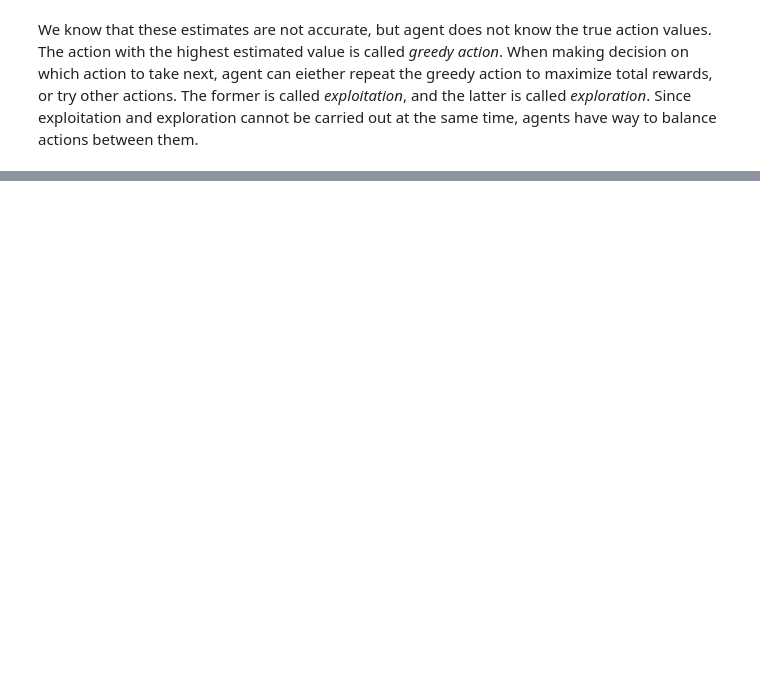
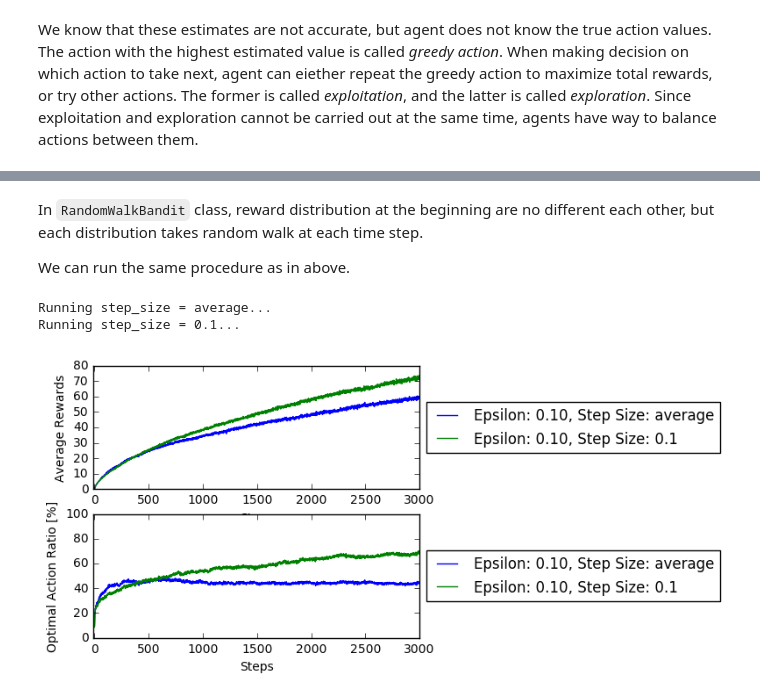
Before and after one commit to mthrok/openai_fitness, a Jupyter notebook: tutorial/sutton_rl/ch_02_bandit_problem.ipynb, the cells around one changed output, grey strips where cells are left out. Cells and saved outputs as stored; diff of their text form; code cells hidden in the pictures; blank space fills up the shorter version.

Commit message:
Add NonStationaryBandit

```diff
--- a/tutorial/sutton_rl/ch_02_bandit_problem.ipynb
+++ b/tutorial/sutton_rl/ch_02_bandit_problem.ipynb
@@ -237,0 +350,47 @@ $$ NewEstimate \leftarrow OldEstimate + StepSize ( Target - OldEstimate ) $$
+# %%
+class RandomWalkBandit(Bandit):
+    """Bandit with true action values taking independent random walks"""
+    def __init__(self, n_arms, seed=None):
+        super(RandomWalkBandit, self).__init__(n_arms, seed)
+
+        # For separating the effect of random walk from and random sampling
+        self.rng_random_walk = np.random.RandomState(seed=0)
+
+    def reset(self):
+        outcome = super(RandomWalkBandit, self).reset()
+        self.mean[:] = 0.000001 * self.rng_sample.randn(self.n_arms)
+        # We could also do `self.mean[:] = 0` but that will cause
+        # optimal action ratio to be 100 % at the beginnig, which is not
+        # our intention.
+        return outcome
+
+    def step(self, n):
+        outcome = super(RandomWalkBandit, self).step(n)
+        # Each time step, action value distribution takes random walk
+        self.mean[:] += self.rng_random_walk.randn(self.n_arms)
+        return outcome
+# %% [markdown]
+In `RandomWalkBandit` class, reward distribution at the beginning are no
+different each other, but each distribution takes random walk at each time
+step.
+
+We can run the same procedure as in above.
+# %%
+epsilon = 0.1
+step_sizes = ['average', 0.1]
+mean_rewards, optimal_actions = [], []
+for step_size in step_sizes:
+    print('Running step_size = {}...'.format(step_size))
+    env = RandomWalkBandit(n_arms=10, seed=0)
+    agent = EGreedyAgent(epsilon=epsilon, step_size=step_size)
+    agent.init(env)
+    rewards, actions = util.run_episodes(env, agent, episodes=2000, steps=3000)
+    mean_rewards.append(rewards)
+    optimal_actions.append(actions)
+
+util.plot_step_size_comparison(epsilon, step_sizes, mean_rewards, optimal_actions)
+plt.show()
+# %% [output]
+Running step_size = average...
+Running step_size = 0.1...
+[figure, added]
```
Also changed, not shown: parts of 11 cells of this notebook, 3 other files.
